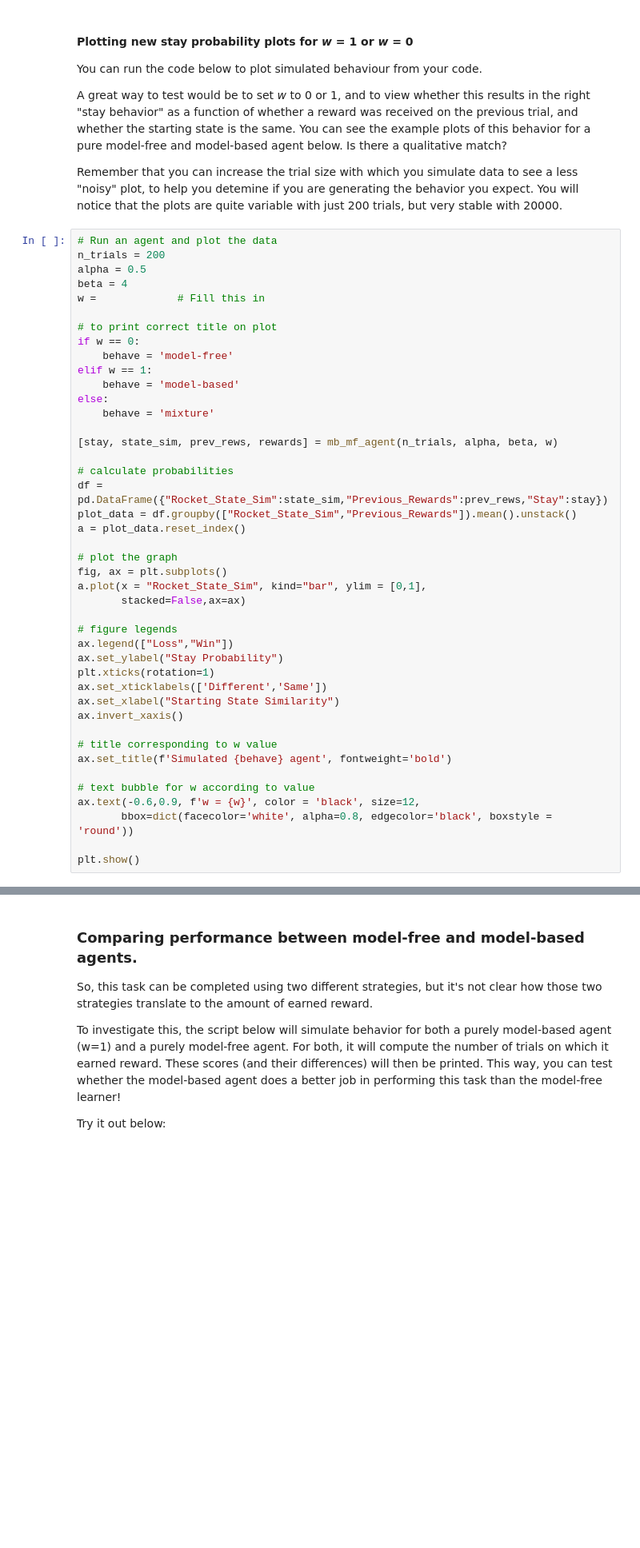
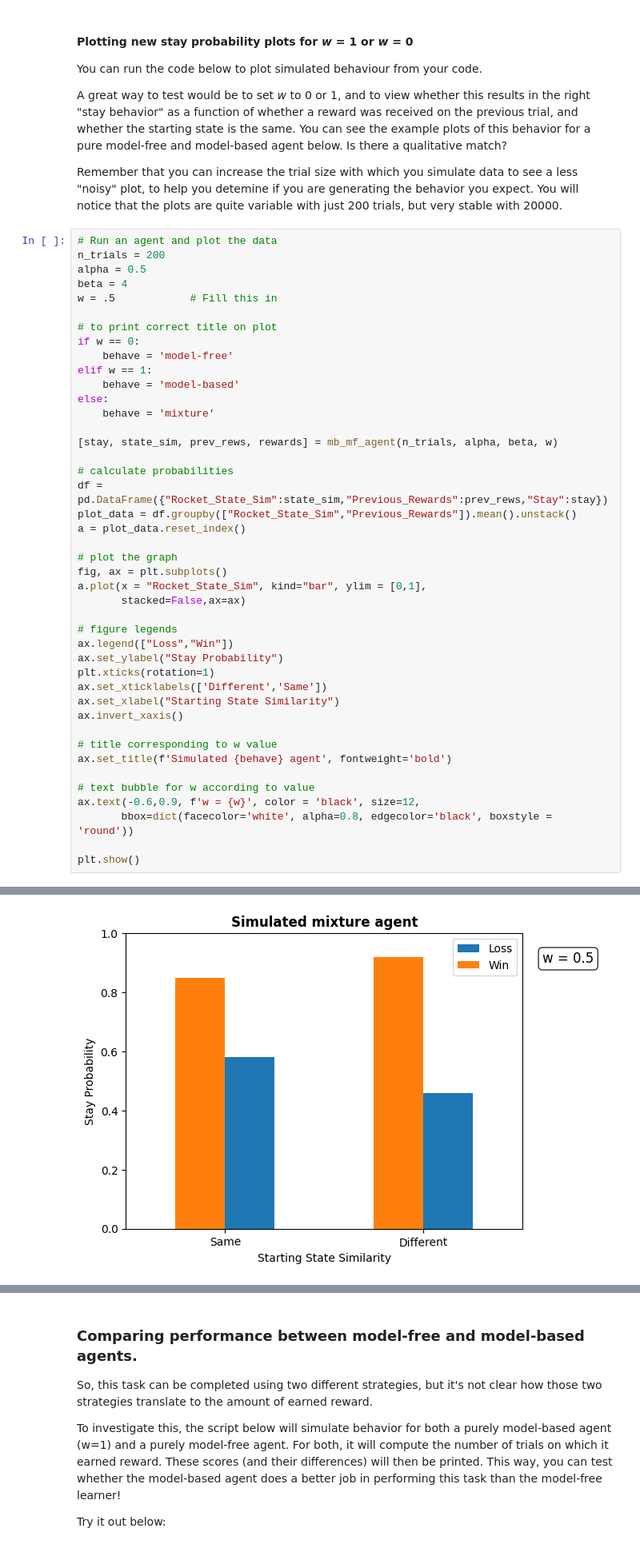
Before and after one commit to lucywowen/csci591_CCN, a Jupyter notebook: hackathons/Tutorial2_MBMF.ipynb, the cells around one changed output, grey strips where cells are left out. Shown at 80% size. Drawn from its saved outputs; the diff is of its cells as text; blank space fills up the shorter version.

```diff
--- a/hackathons/Tutorial2_MBMF.ipynb
+++ b/hackathons/Tutorial2_MBMF.ipynb
@@ -441,7 +305,7 @@ Remember that you can increase the trial size with which you simulate data to se
 n_trials = 200
 alpha = 0.5
 beta = 4
-w =             # Fill this in
+w = .5            # Fill this in
 
 # to print correct title on plot
 if w == 0:
@@ -484,3 +347,4 @@ SyntaxError: invalid syntax (<ipython-input-10-cef9c6577eb6>, line 5)
+[figure, added]
 # %% [markdown]
 #### Let's compare these to both the model-free and model-based stay probabilities, and to the behavior from participants on a task like this.
 
```
Also changed, not shown: parts of 4 cells of this notebook.
